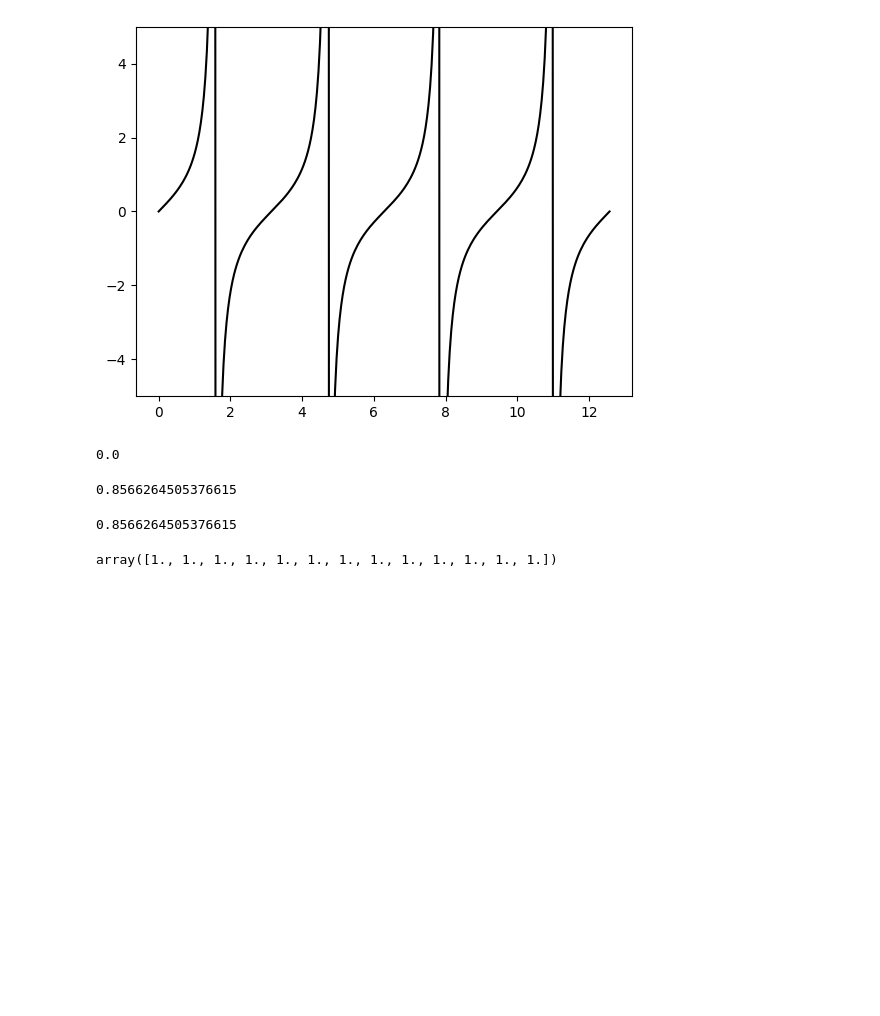
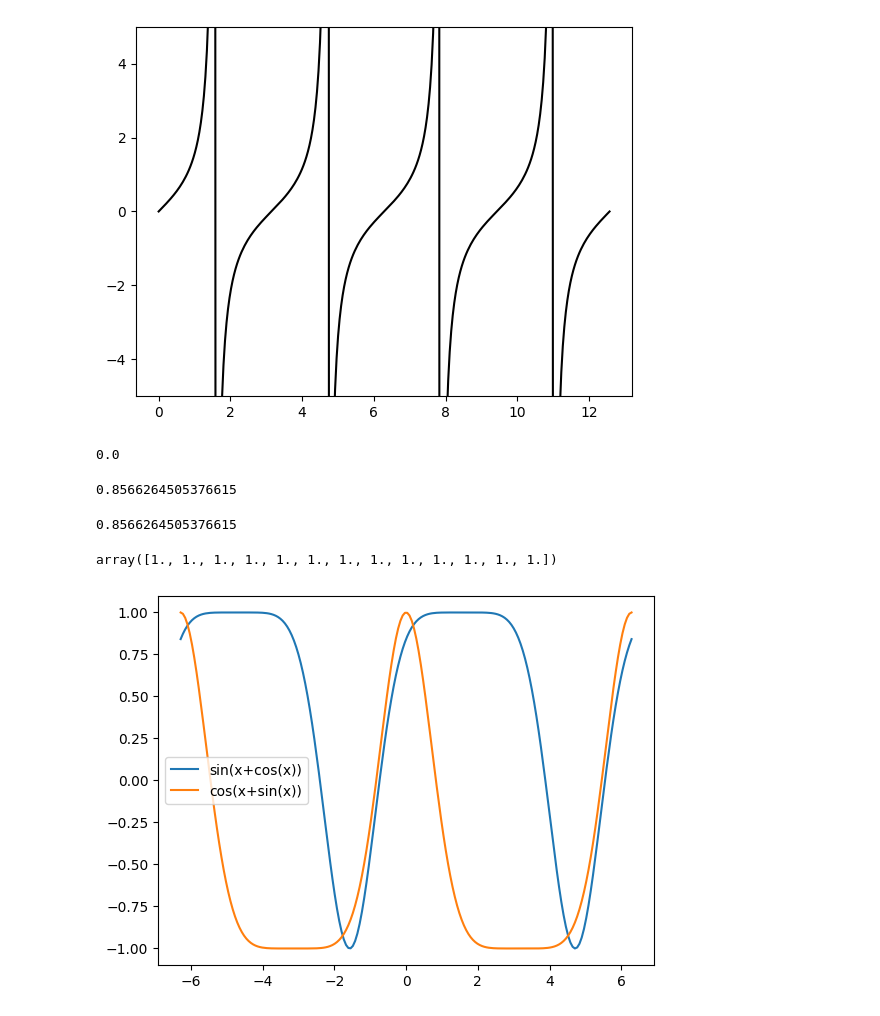
Before and after one commit to yaowenqiang/master_math_by_coding_in_python, a Jupyter notebook: random.ipynb, the cells around one changed output. Drawn from its saved outputs; the diff is of its cells as text; code cells hidden in the pictures; blank space fills up the shorter version.

```diff
--- a/random.ipynb
+++ b/random.ipynb
@@ -198,3 +198,14 @@ thetas = np.linspace(0,2*np.pi, 13)
 np.cos(thetas)**2 + np.sin(thetas)**2
 # %% [output]
 array([1., 1., 1., 1., 1., 1., 1., 1., 1., 1., 1., 1., 1.])
+# %%
+x = np.linspace(-2*np.pi, 2*np.pi, 200)
+y1 = np.sin(x + np.cos(x))
+y2 = np.cos(x + np.sin(x))
+# plt.plot(x,y1,x,y2)
+plt.plot(x,y1)
+plt.plot(x,y2)
+plt.legend(['sin(x+cos(x))','cos(x+sin(x))'])
+plt.show()
+# %% [output]
+[figure, added]
```
Also changed, not shown: parts of 1 cell of this notebook, 2 other files.
